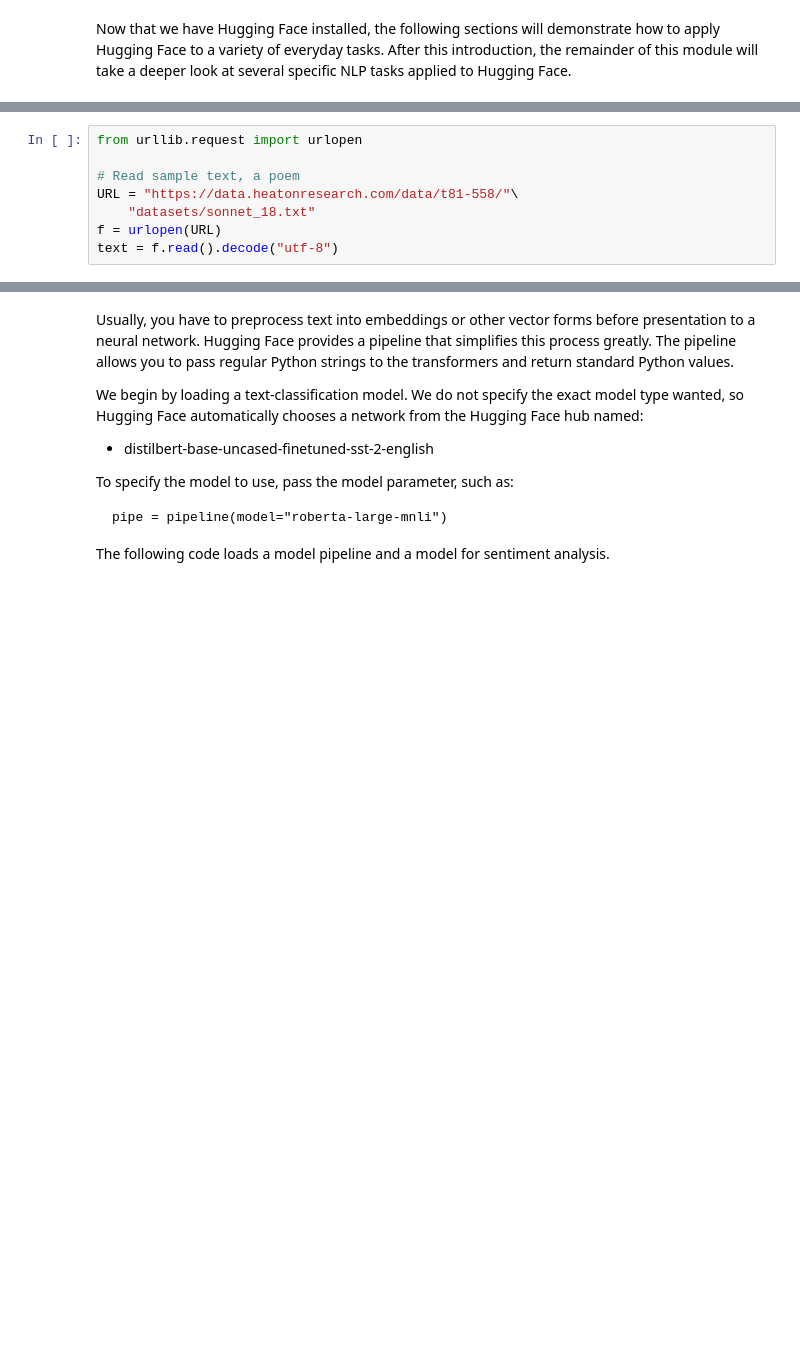
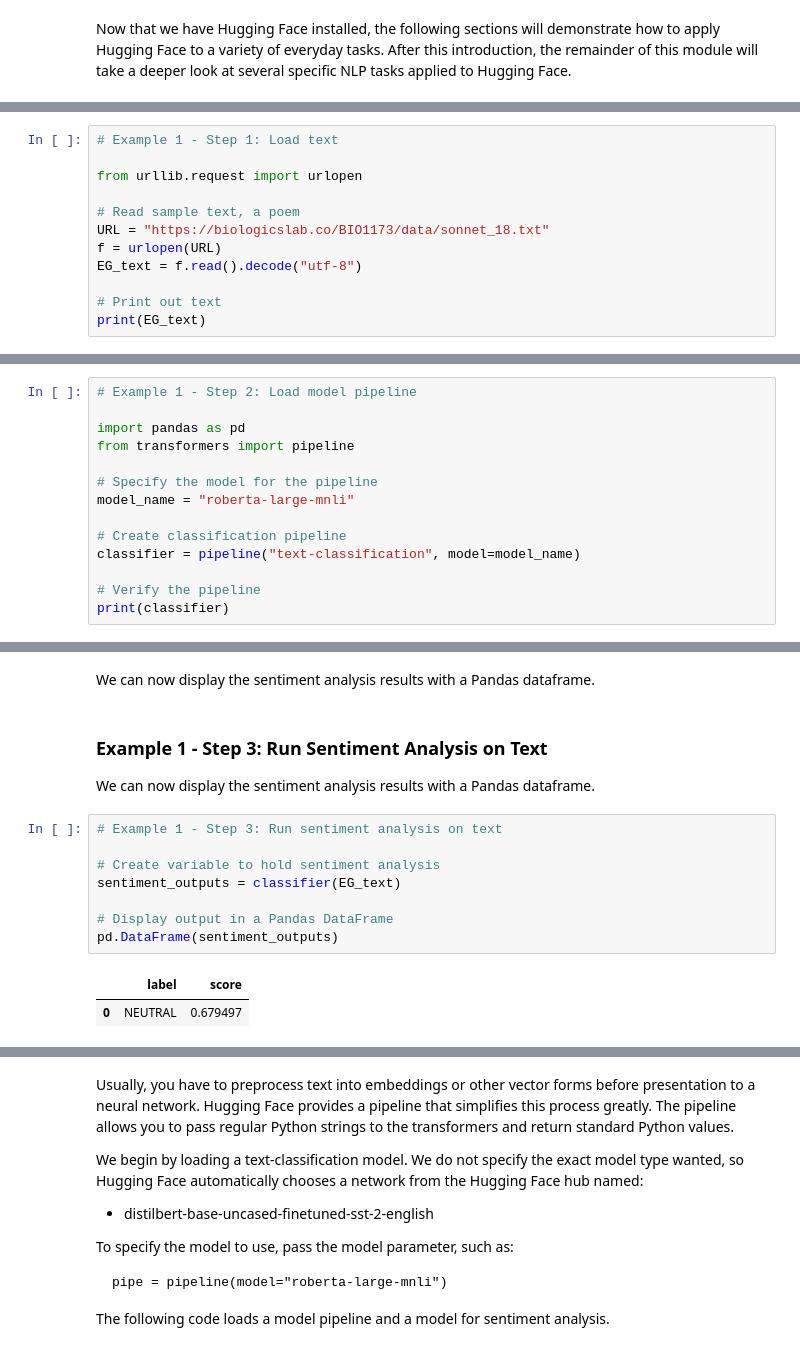
Before and after one commit to DavidSenseman/BIO1173_Fall2025, a Jupyter notebook: F25_Class_05_1.ipynb, the cells around one changed output, grey strips where cells are left out. Saved outputs shown, nothing was run; the diff lists cells and outputs as text; blank space fills up the shorter version.

```diff
--- a/F25_Class_05_1.ipynb
+++ b/F25_Class_05_1.ipynb
@@ -97,8 +145,12 @@ To demonstrate sentiment analysis, we begin by loading sample text, Shakespeare'
 # %%
+# Example 1 - Step 1: Load text
+
 from urllib.request import urlopen
 
 # Read sample text, a poem
-URL = "https://data.heatonresearch.com/data/t81-558/"\
-    "datasets/sonnet_18.txt"
+URL = "https://biologicslab.co/BIO1173/data/sonnet_18.txt"
 f = urlopen(URL)
-text = f.read().decode("utf-8")
+EG_text = f.read().decode("utf-8")
+
+# Print out text
+print(EG_text)
@@ -104,0 +190,14 @@ text = f.read().decode("utf-8")
+# %%
+# Example 1 - Step 2: Load model pipeline
+
+import pandas as pd
+from transformers import pipeline
+
+# Specify the model for the pipeline
+model_name = "roberta-large-mnli"
+
+# Create classification pipeline
+classifier = pipeline("text-classification", model=model_name)
+
+# Verify the pipeline
+print(classifier)
@@ -104,0 +219,17 @@ text = f.read().decode("utf-8")
+# %% [markdown]
+We can now display the sentiment analysis results with a Pandas dataframe.
+# %% [markdown]
+### Example 1 - Step 3: Run Sentiment Analysis on Text
+
+We can now display the sentiment analysis results with a Pandas dataframe.
+# %%
+# Example 1 - Step 3: Run sentiment analysis on text
+
+# Create variable to hold sentiment analysis
+sentiment_outputs = classifier(EG_text)
+
+# Display output in a Pandas DataFrame
+pd.DataFrame(sentiment_outputs)
+# %% [output]
+|  | label | score |
+| 0 | NEUTRAL | 0.679497 |
```
Also changed, not shown: parts of 80 cells of this notebook.
